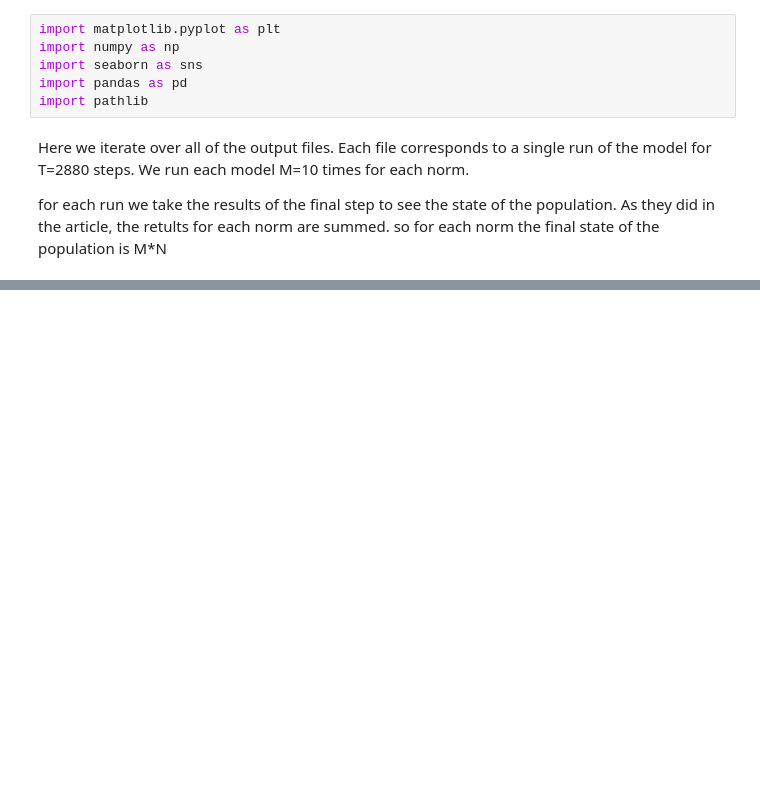
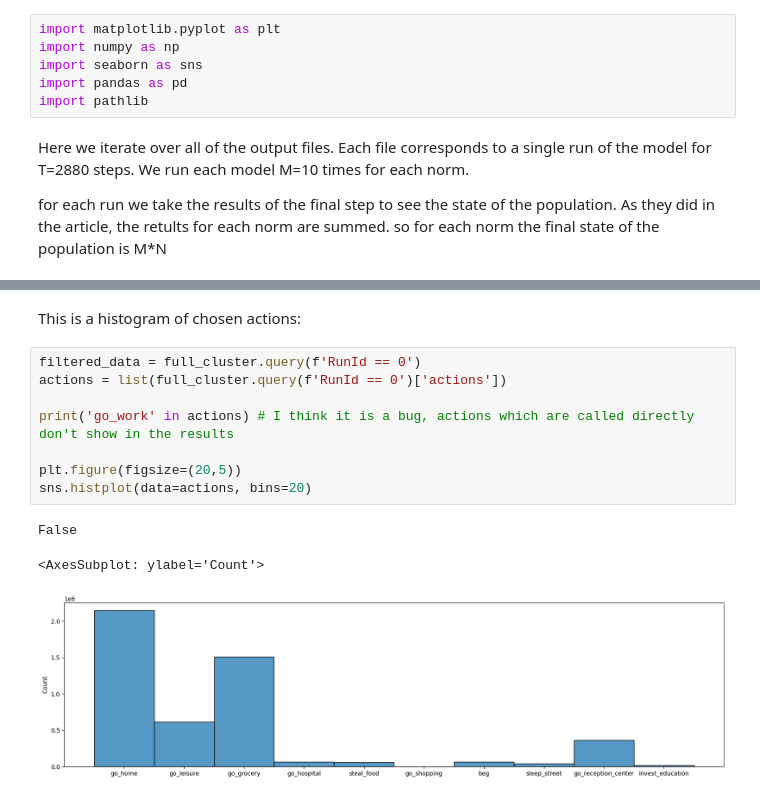
Before and after one commit to yuvalw11/Aporophobia-recreation, a Jupyter notebook: Results/recreation.ipynb, the cells around one changed output, grey strips where cells are left out. Cells and saved outputs as stored; diff of their text form; blank space fills up the shorter version.

```diff
--- a/Results/recreation.ipynb
+++ b/Results/recreation.ipynb
@@ -180,0 +210,14 @@ plt.show()
+# %% [markdown]
+This is a histogram of chosen actions:
+# %%
+filtered_data = full_cluster.query(f'RunId == 0')
+actions = list(full_cluster.query(f'RunId == 0')['actions'])
+
+print('go_work' in actions) # I think it is a bug, actions which are called directly don't show in the results
+
+plt.figure(figsize=(20,5))
+sns.histplot(data=actions, bins=20)
+# %% [output]
+False
+<AxesSubplot: ylabel='Count'>
+[figure, added]
```
Also changed, not shown: parts of 5 cells of this notebook, 8 other files.
